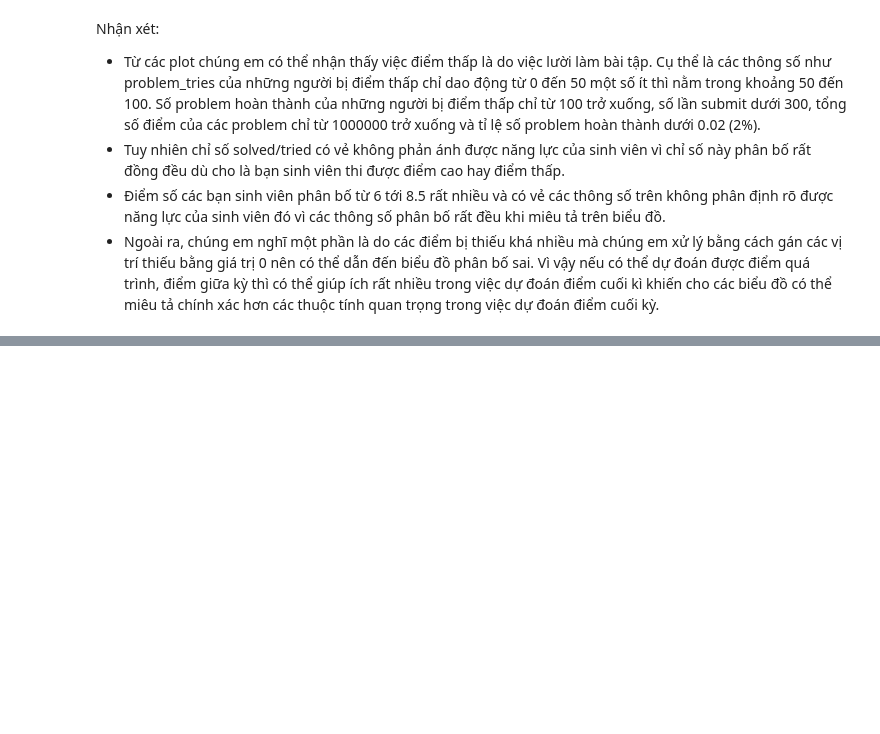
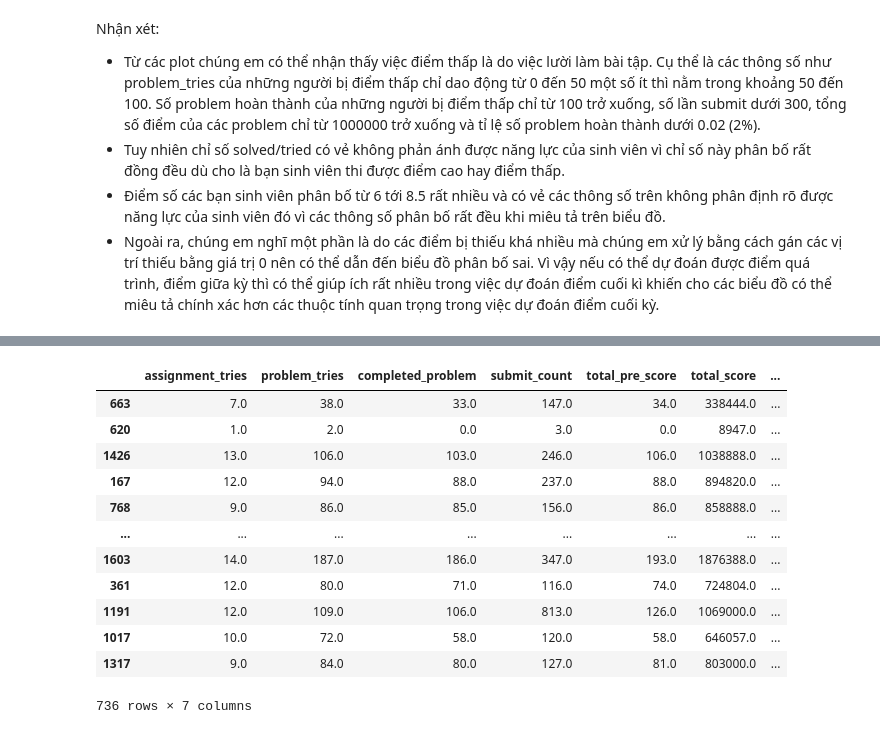
Before and after one commit to nivla0607/CS114.L22.KHCL, a Jupyter notebook: Wecode_Prediction.ipynb, the cells around one changed output, grey strips where cells are left out. Cells and saved outputs as stored; diff of their text form; code cells hidden in the pictures; blank space fills up the shorter version.

```diff
--- a/Wecode_Prediction.ipynb
+++ b/Wecode_Prediction.ipynb
@@ -338,0 +435,21 @@ Nhận xét:
+# %%
+x = data_train.iloc[:,data_train.columns!='CK']
+y = data_train.iloc[:,data_train.columns=='CK']
+
+#Phân chia tập train,test trong tập data_train
+x_train,x_test,y_train,y_test = train_test_split(x,y,test_size=0.2,random_state =0)
+x_train
+# %% [output]
+|  | assignment_tries | problem_tries | completed_problem | submit_count | total_pre_score | total_score | ... |
+| 663 | 7.0 | 38.0 | 33.0 | 147.0 | 34.0 | 338444.0 | ... |
+| 620 | 1.0 | 2.0 | 0.0 | 3.0 | 0.0 | 8947.0 | ... |
+| 1426 | 13.0 | 106.0 | 103.0 | 246.0 | 106.0 | 1038888.0 | ... |
+| 167 | 12.0 | 94.0 | 88.0 | 237.0 | 88.0 | 894820.0 | ... |
+| 768 | 9.0 | 86.0 | 85.0 | 156.0 | 86.0 | 858888.0 | ... |
+| ... | ... | ... | ... | ... | ... | ... | ... |
+| 1603 | 14.0 | 187.0 | 186.0 | 347.0 | 193.0 | 1876388.0 | ... |
+| 361 | 12.0 | 80.0 | 71.0 | 116.0 | 74.0 | 724804.0 | ... |
+| 1191 | 12.0 | 109.0 | 106.0 | 813.0 | 126.0 | 1069000.0 | ... |
+| 1017 | 10.0 | 72.0 | 58.0 | 120.0 | 58.0 | 646057.0 | ... |
+| 1317 | 9.0 | 84.0 | 80.0 | 127.0 | 81.0 | 803000.0 | ... |
+736 rows × 7 columns
```
Also changed, not shown: parts of 15 cells of this notebook.
